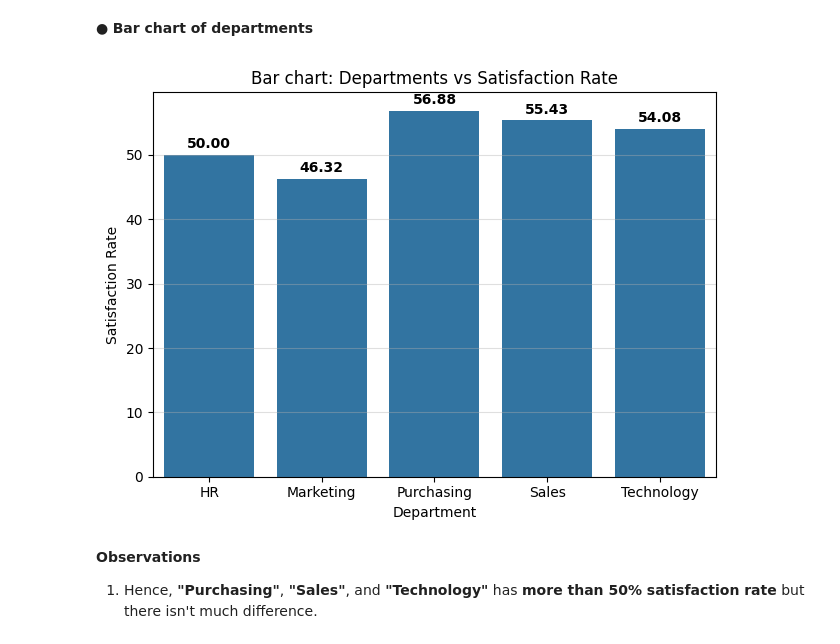
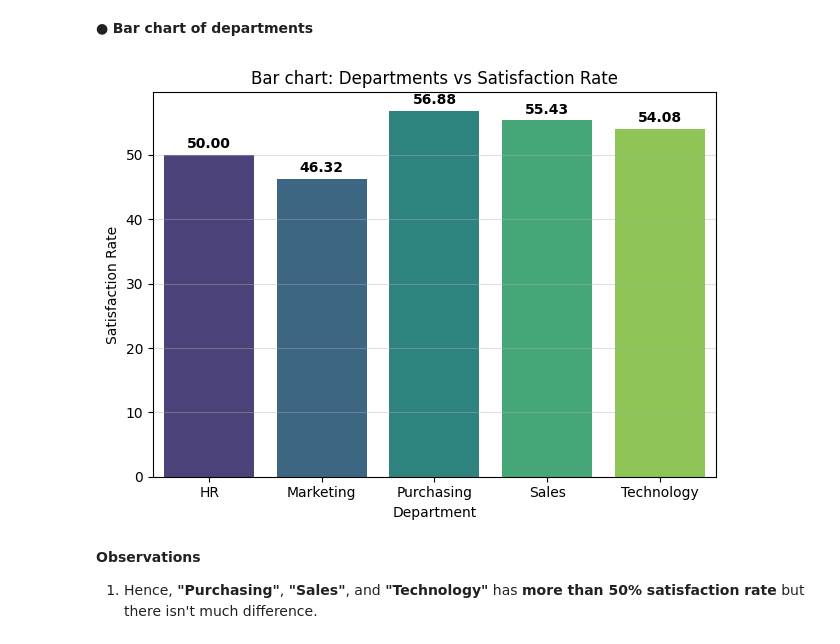
Before and after one commit to JustLazy-Forever/Predicting-Job-Satisfaction, a Jupyter notebook: Job Satisfaction_Data_Wrangling.ipynb, the cells around one changed output. Drawn from its saved outputs; the diff is of its cells as text; code cells hidden in the pictures.

```diff
--- a/Job Satisfaction_Data_Wrangling.ipynb
+++ b/Job Satisfaction_Data_Wrangling.ipynb
@@ -597,19 +597,19 @@ Salary Distribution per Department
 # %% [markdown]
 ● **Bar chart of departments**
 # %%
-sns.barplot(data=emp_dept,x="Dept",y="satisfied_rate")
+sns.barplot(data=emp_dept,x="Dept",y="satisfied_rate", palette='viridis')
 
 plt.grid(axis="y",alpha=0.4)
 plt.title("Bar chart: Departments vs Satisfaction Rate")
 plt.ylabel("Satisfaction Rate")
 plt.xlabel("Department")
 
 for i, v in enumerate(emp_dept["satisfied_rate"].values):
     plt.text(i, v+1,str(f"{v:.2f}"),ha="center",fontweight="bold")
 plt.tight_layout()
 plt.show()
 # %% [output]
-[figure, old version]
+[figure, new version]
 # %% [markdown]
 **Observations**
 
```
Also changed, not shown: parts of 5 cells of this notebook.
